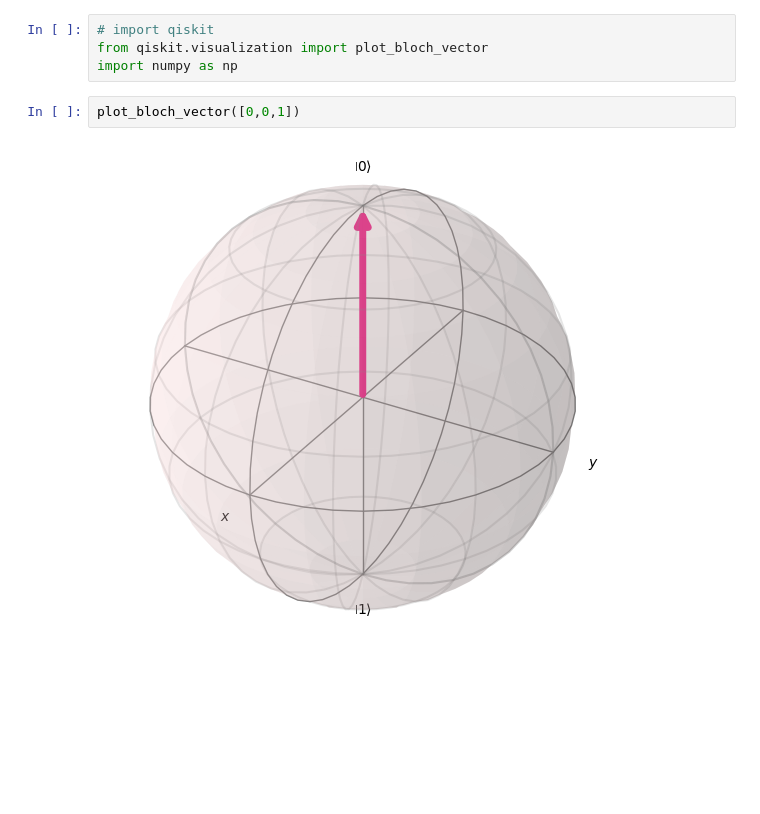
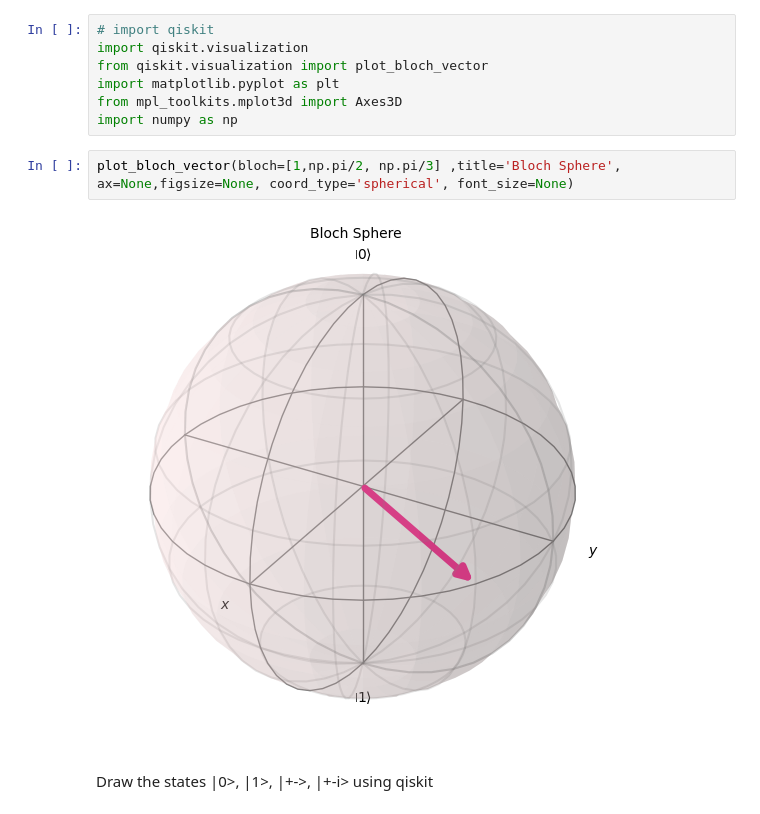
Before and after one commit to RBoutroux/TP_qiskit, a Jupyter notebook: TP.ipynb, the cells around one changed output. Saved outputs shown, nothing was run; the diff lists cells and outputs as text; blank space fills up the shorter version.

Commit message:
[feat] Afficher plusieurs bloch plot

```diff
--- a/TP.ipynb
+++ b/TP.ipynb
@@ -1,8 +1,13 @@
 # %%
 # import qiskit
+import qiskit.visualization
 from qiskit.visualization import plot_bloch_vector
+import matplotlib.pyplot as plt
+from mpl_toolkits.mplot3d import Axes3D
 import numpy as np
-# %%
-plot_bloch_vector([0,0,1])
-# %% [output]
-[figure, removed]
+# %%
+plot_bloch_vector(bloch=[1,np.pi/2, np.pi/3] ,title='Bloch Sphere', ax=None,figsize=None, coord_type='spherical', font_size=None)
+# %% [output]
+[figure, added]
+# %% [markdown]
+Draw the states |0>, |1>, |+->, |+-i> using qiskit
```
Also changed, not shown: parts of 2 cells of this notebook.
